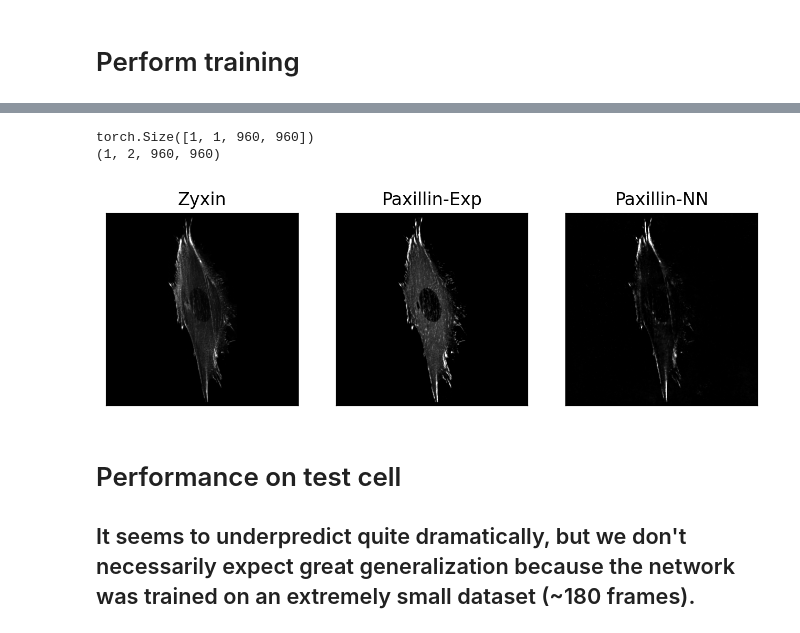
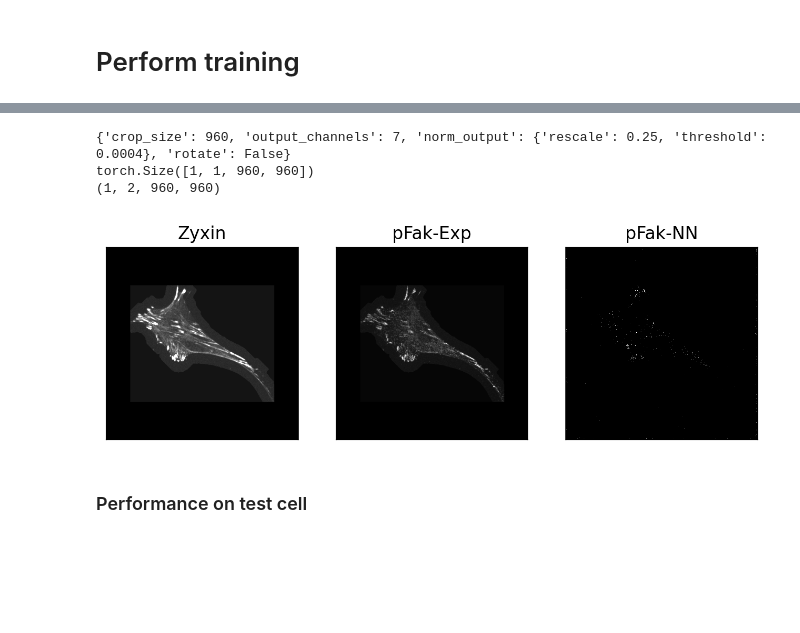
Before and after one commit to Center-for-Living-Systems/prot_2_prot_net, a Jupyter notebook: train_unet_zyxin2pfak_ch67.ipynb, the cells around one changed output, grey strips where cells are left out. Saved outputs shown, nothing was run; the diff lists cells and outputs as text; code cells hidden in the pictures; blank space fills up the shorter version.

```diff
--- a/train_unet_zyxin2pfak_ch67.ipynb
+++ b/train_unet_zyxin2pfak_ch67.ipynb
@@ -48,14 +48,14 @@ device(type='cuda', index=0)
 # %%
 # Dataset
 directory  = '/net/projects/CLS/force_reference/data/240423_fixed_EGFP_zyxin_pFAK/normed_data_npy'
-# directory  = '/net/projects/CLS/force_reference/data/ZyxAct_16kPa_small/'
+#directory  = '/net/projects/CLS/force_reference/data/ZyxAct_16kPa_small/'
 
 test_cells = 'cell_3'
 
 
 in_channels  = [[6]] # Example: [[4], [4,6], [4,6,7]]. Channel 4 is mask, 6 is zyxin, 7 is other protein (here actin)
 out_channels = (7)
-transform_kwargs = {'crop_size': 512,
+transform_kwargs = {'crop_size': 1104,
                     'output_channels': out_channels,
                     'norm_output': {'rescale': 0.25, 'threshold': 0.0004}
                     }
@@ -69,8 +69,8 @@ dataset_kwargs = {
                     'out_channels': out_channels,
                     'transform_kwargs': transform_kwargs,
                     'frames_to_keep': 256,
-                    'input_baseline_normalization': 'totally_normalize', # Comment on what these do
-                    'output_baseline_normalization': 'totally_normalize',
+                    'input_baseline_normalization': 'none', # Comment on what these do
+                    'output_baseline_normalization': 'none',
                     'remake_dataset_csv': True
                      }
 
@@ -205,7 +185,7 @@ decoder_hparams = {'n_layers': n_lyr, 'N_node_blocks': n_blocks, 'upsample_kerne
 append_hparams = {'start_channel': n_ch, 'resnet_channel': n_ch, 'end_channel': 2, 'N_blocks': n_blocks,
                     'kernel': 7,'stride': 1, 'inv_bottleneck_factor': 8, 'dilation': 1,'dropout_rate': 0.1, 'activation': 'gelu', 'batchnorm': 1}
 optimizer_hparams = {'LR': 0.001, 'schedule_rate': 0.99}
-loss_hparams = {'loss_type': 'r_mse',
+loss_hparams = {'loss_type': 'w_mse',
                 'exp_weight': 0.0,
                 'strainenergy_regularization': 0.0,
                 'exp_schedule': {'type': 'linear', 'width': 310, 'e_crit': 30},
@@ -215,11 +195,9 @@ loss_hparams = {'loss_type': 'r_mse',
 
 
 
-
-
 models = {}
 for protein in ['zyxin1','zyxin2']:
-    modelname = 'model_zyxin2pfak_50ep'
+    modelname = 'model_zyxin2pfakweighted_150ep'
 
     logger_params = {'log_dir': f'./tensorboard_logs/{modelname}',
                      'image_epoch_freq': 10,
@@ -487,49 +387,49 @@ for cell in ['cell_1','cell_2','cell_3']:
 # %%
 fig,ax=plt.subplots(1,3,figsize=(8, 3*1), dpi=200)
 
-model = models['zyxin2']
+model = models['zyxin1']
 
 eval_dataset_kwargs = dataset_kwargs
 eval_dataset_kwargs['transform_kwargs']['crop_size'] = 960
 eval_dataset_kwargs['exclude_frames'] = None
 dataset_eval = dp.CellDataset( **eval_dataset_kwargs )
 
 cell = 'cell_1'
-frame = 0
+frame = 5
 
 
 idx = dataset_eval.info.index[(dataset_eval.info.folder==cell)&(dataset_eval.info.frame==frame)].tolist()[0] # Get index in dataframe that contains the right cell and frame.
 
 
 sample = dataset_eval[idx] # get item
 
 input_image = model.select_inputs(model.input_type, sample).unsqueeze(0).to(device)
 print(input_image.shape)
 
 pred = model(input_image).detach().cpu().numpy()
 
 print(pred.shape)
 
 
 ax[0].set_title('Zyxin')
-ax[0].imshow(sample['zyxin'].squeeze(), origin='lower', cmap='gray', vmax=10, vmin=0)
+ax[0].imshow(sample['zyxin'].squeeze(), origin='lower', cmap='gray', vmax=0.3, vmin=0)
 
-ax[1].set_title('Paxillin-Exp')
-ax[1].imshow(sample['actin'].squeeze(), origin='lower', cmap='gray', vmax=10, vmin=0)
+ax[1].set_title('pFak-Exp')
+ax[1].imshow(sample['actin'].squeeze(), origin='lower', cmap='gray', vmax=1, vmin=0)
 
-ax[2].set_title('Paxillin-NN')
-ax[2].imshow(pred.squeeze()[0], origin='lower', cmap='gray', vmax=5, vmin=0)
+ax[2].set_title('pFak-NN')
+ax[2].imshow(pred.squeeze()[0], origin='lower', cmap='gray', vmax=0.1, vmin=0)
 
 for a in ax.flat:
     a.set_xticks([])
     a.set_yticks([])
 # %% [output]
+{'crop_size': 960, 'output_channels': 7, 'norm_output': {'rescale': 0.25, 'threshold': 0.0004}, 'rotate': False}
 torch.Size([1, 1, 960, 960])
 (1, 2, 960, 960)
-[figure, old version]
+[figure, new version]
 # %% [markdown]
-# Performance on test cell
-## It seems to underpredict quite dramatically, but we don't necessarily expect great generalization because the network was trained on an extremely small dataset (~180 frames).
+### Performance on test cell
 # %%
 fig,ax=plt.subplots(1,3,figsize=(3*3, 3*1), dpi=200)
 
```
Also changed, not shown: parts of 11 cells of this notebook, 4 other files.
